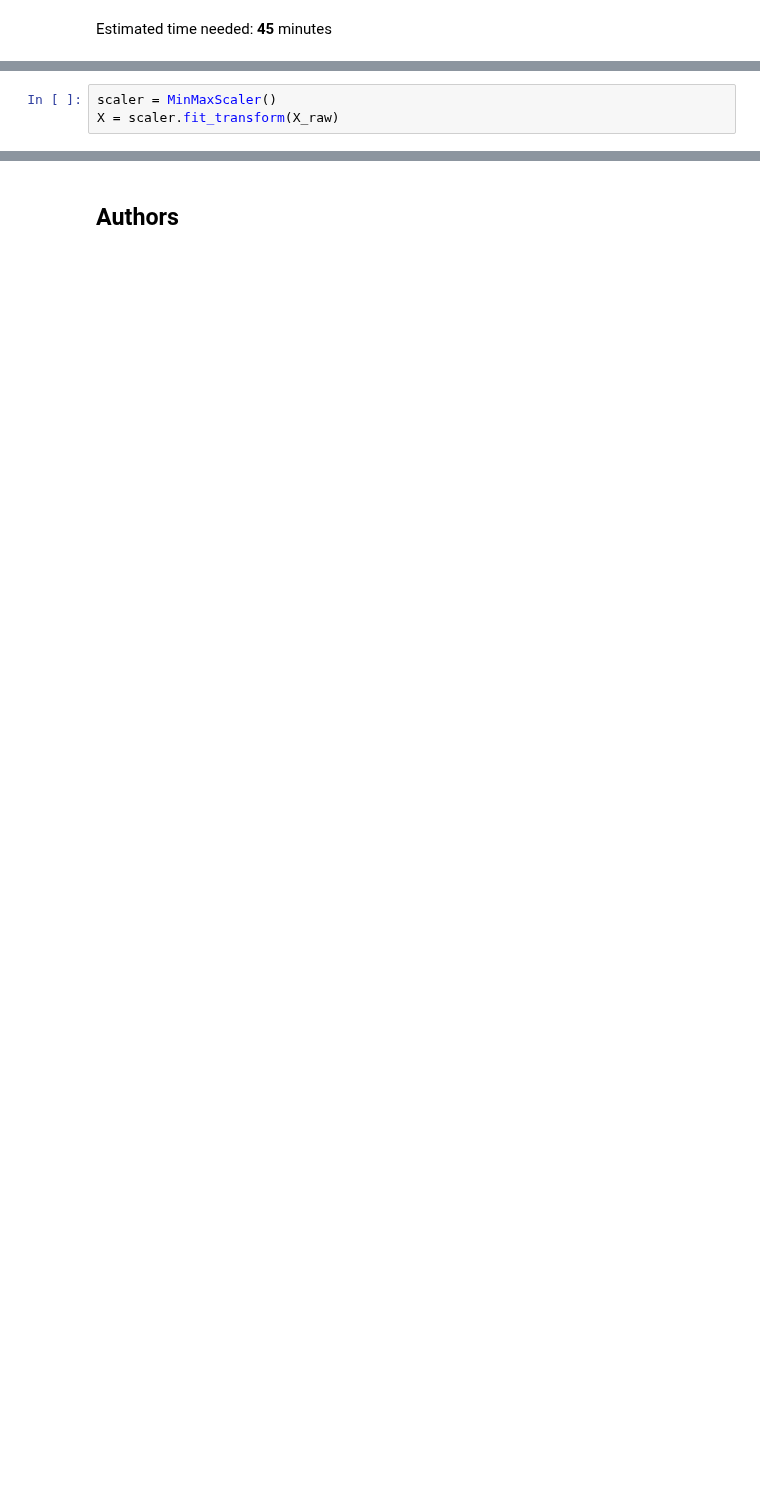
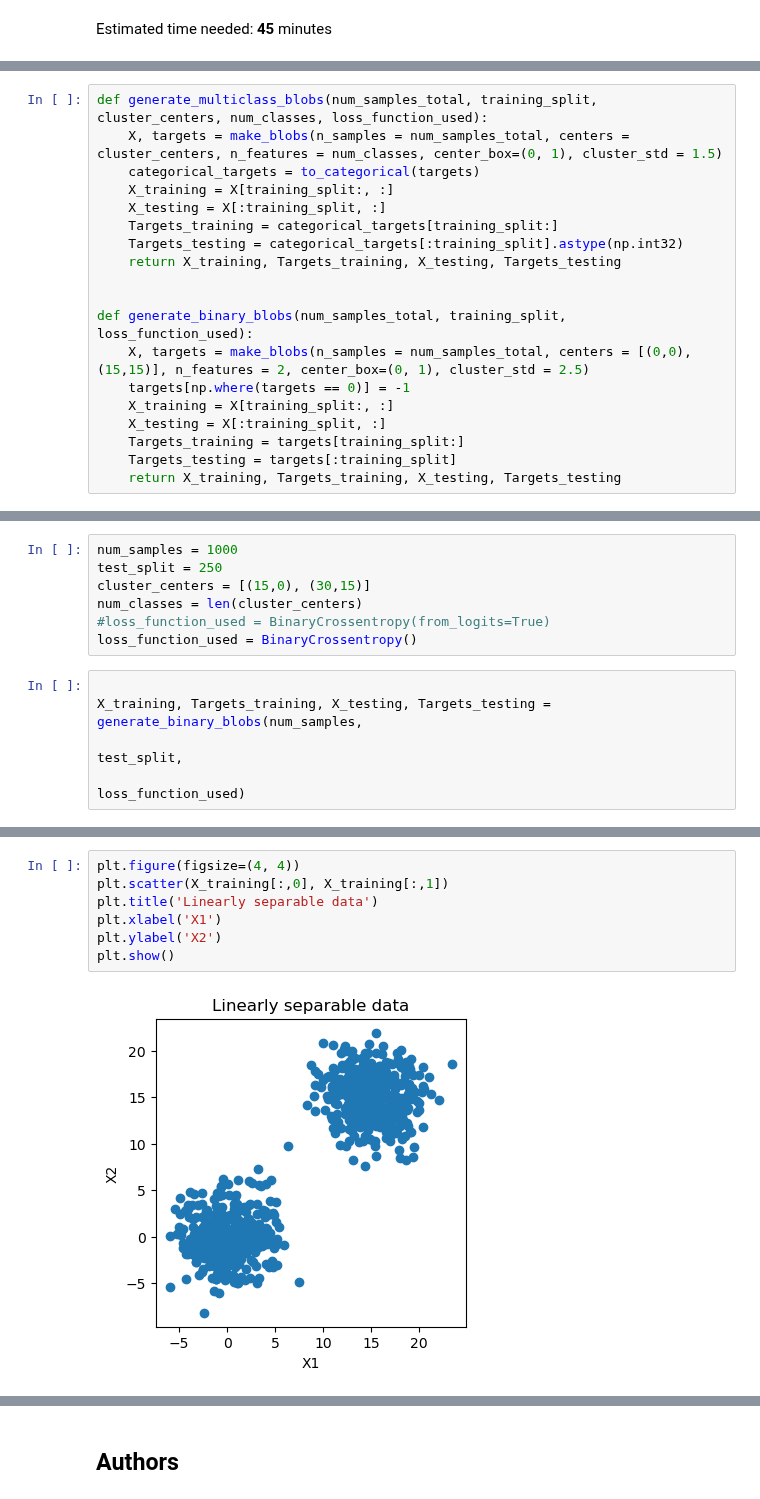
Before and after one commit to antonio-xrp/data-science-path, a Jupyter notebook: 0.4-MachineLearning/0.4-deep-learning-IBM/practice.ipynb, the cells around one changed output, grey strips where cells are left out. Saved outputs shown, nothing was run; the diff lists cells and outputs as text; blank space fills up the shorter version.

```diff
--- a/0.4-MachineLearning/0.4-deep-learning-IBM/practice.ipynb
+++ b/0.4-MachineLearning/0.4-deep-learning-IBM/practice.ipynb
@@ -120,3 +4,0 @@ Then normalize the `X`:
-# %%
-scaler = MinMaxScaler()
-X = scaler.fit_transform(X_raw)
@@ -670,0 +115,19 @@ Congratulations, you have completed the optimiers lab. Now you have learned and
+# %%
+def generate_multiclass_blobs(num_samples_total, training_split, cluster_centers, num_classes, loss_function_used):
+    X, targets = make_blobs(n_samples = num_samples_total, centers = cluster_centers, n_features = num_classes, center_box=(0, 1), cluster_std = 1.5)
+    categorical_targets = to_categorical(targets)
+    X_training = X[training_split:, :]
+    X_testing = X[:training_split, :]
+    Targets_training = categorical_targets[training_split:]
+    Targets_testing = categorical_targets[:training_split].astype(np.int32)
+    return X_training, Targets_training, X_testing, Targets_testing
+
+
+def generate_binary_blobs(num_samples_total, training_split, loss_function_used):
+    X, targets = make_blobs(n_samples = num_samples_total, centers = [(0,0), (15,15)], n_features = 2, center_box=(0, 1), cluster_std = 2.5)
+    targets[np.where(targets == 0)] = -1
+    X_training = X[training_split:, :]
+    X_testing = X[:training_split, :]
+    Targets_training = targets[training_split:]
+    Targets_testing = targets[:training_split]
+    return X_training, Targets_training, X_testing, Targets_testing
@@ -670,0 +223,12 @@ Congratulations, you have completed the optimiers lab. Now you have learned and
+# %%
+num_samples = 1000
+test_split = 250
+cluster_centers = [(15,0), (30,15)]
+num_classes = len(cluster_centers)
+#loss_function_used = BinaryCrossentropy(from_logits=True)
+loss_function_used = BinaryCrossentropy()
+# %%
+
+X_training, Targets_training, X_testing, Targets_testing = generate_binary_blobs(num_samples,
+                                                                                 test_split,
+                                                                                 loss_function_used)
@@ -670,0 +237,9 @@ Congratulations, you have completed the optimiers lab. Now you have learned and
+# %%
+plt.figure(figsize=(4, 4))
+plt.scatter(X_training[:,0], X_training[:,1])
+plt.title('Linearly separable data')
+plt.xlabel('X1')
+plt.ylabel('X2')
+plt.show()
+# %% [output]
+[figure, added]
```
Also changed, not shown: parts of 251 cells of this notebook, 2 other files.
